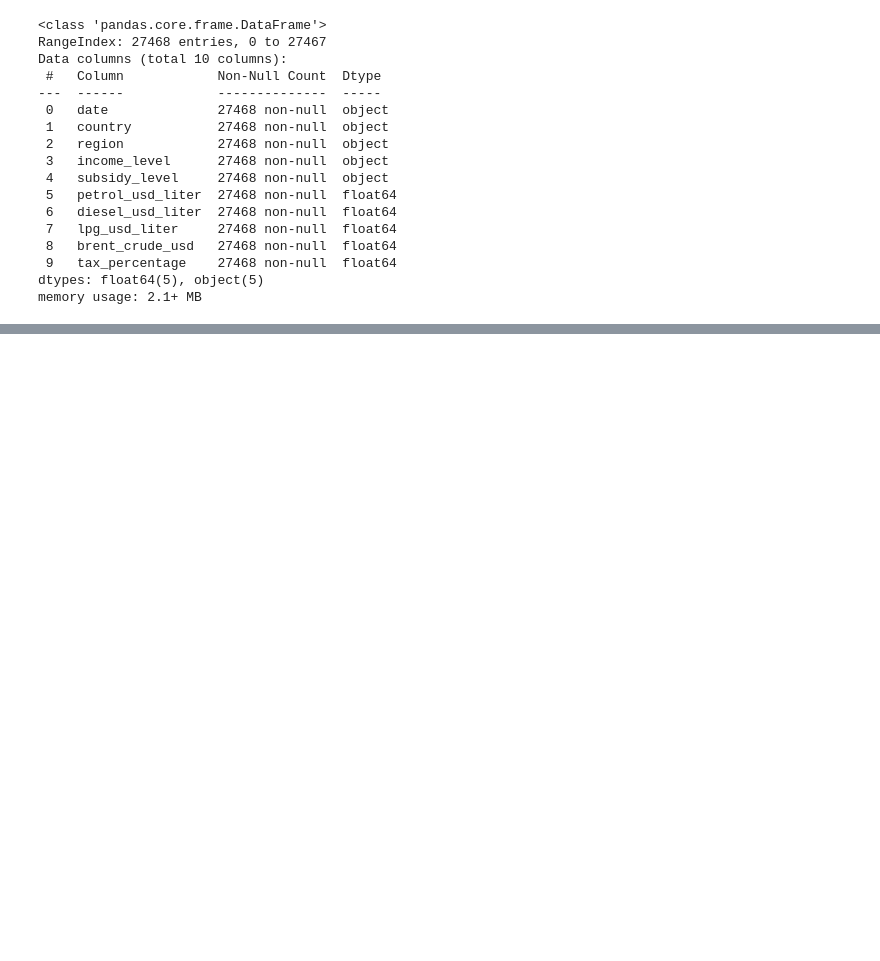
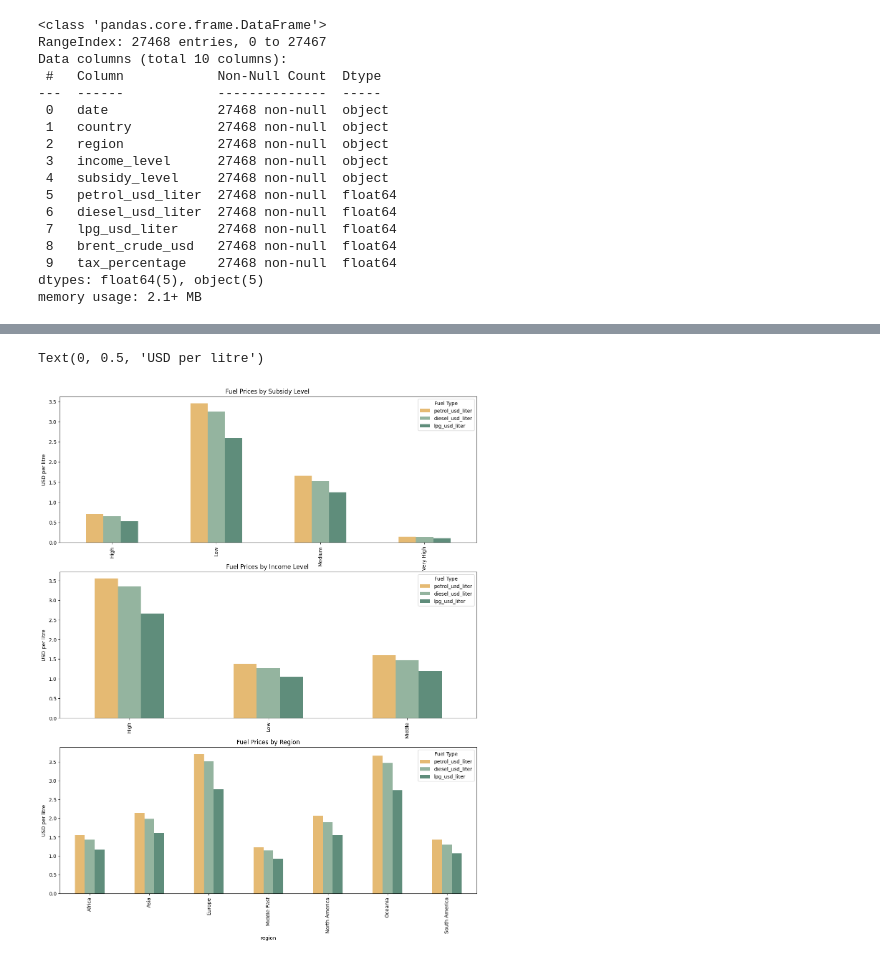
Before and after one commit to fa7hmed12121-eng/analyzing-fuel-prices, a Jupyter notebook: dates_figure.ipynb, the cells around one changed output, grey strips where cells are left out. Drawn from its saved outputs; the diff is of its cells as text; code cells hidden in the pictures; blank space fills up the shorter version.

```diff
--- a/dates_figure.ipynb
+++ b/dates_figure.ipynb
@@ -41,0 +132,31 @@ Region['North America' 'South America' 'Europe' 'Asia' 'Oceania' 'Middle East'
+# %%
+# Find the averge prices of subsidy level in different countries
+aver_region_prices = countries.groupby('region')[['petrol_usd_liter', 'diesel_usd_liter', 'lpg_usd_liter']].mean()
+
+averge_subsidy_prices =  countries.groupby('subsidy_level')[['petrol_usd_liter', 'diesel_usd_liter', 'lpg_usd_liter']].mean()
+
+aver_income_prices = countries.groupby('income_level')[['petrol_usd_liter', 'diesel_usd_liter', 'lpg_usd_liter']].mean()
+
+fuels_types = ['petrol_usd_liter', 'diesel_usd_liter', 'lpg_usd_liter']
+
+fig, axes = plt.subplots( nrows=3, figsize = (15,18))
+axes= axes.flatten()
+
+averge_subsidy_prices.plot(kind= 'bar', color= mcolors, ax=axes[0] )
+axes[0].legend(title='Fuel Type')
+axes[0].set_title('Fuel Prices by Subsidy Level ')
+axes[0].set_ylabel("USD per litre")
+
+aver_income_prices.plot(kind= 'bar', color= mcolors, ax=axes[1] )
+axes[1].legend(title='Fuel Type')
+axes[1].set_title('Fuel Prices by Income Level ')
+axes[1].set_ylabel("USD per litre")
+axes[1].set_xlabel('')
+
+aver_region_prices.plot(kind= 'bar',color= mcolors, ax=axes[2] )
+axes[2].legend(title='Fuel Type')
+axes[2].set_title('Fuel Prices by Region')
+axes[2].set_ylabel("USD per litre")
+# %% [output]
+Text(0, 0.5, 'USD per litre')
+[figure, added]
```
Also changed, not shown: parts of 10 cells of this notebook, 1 other file.
